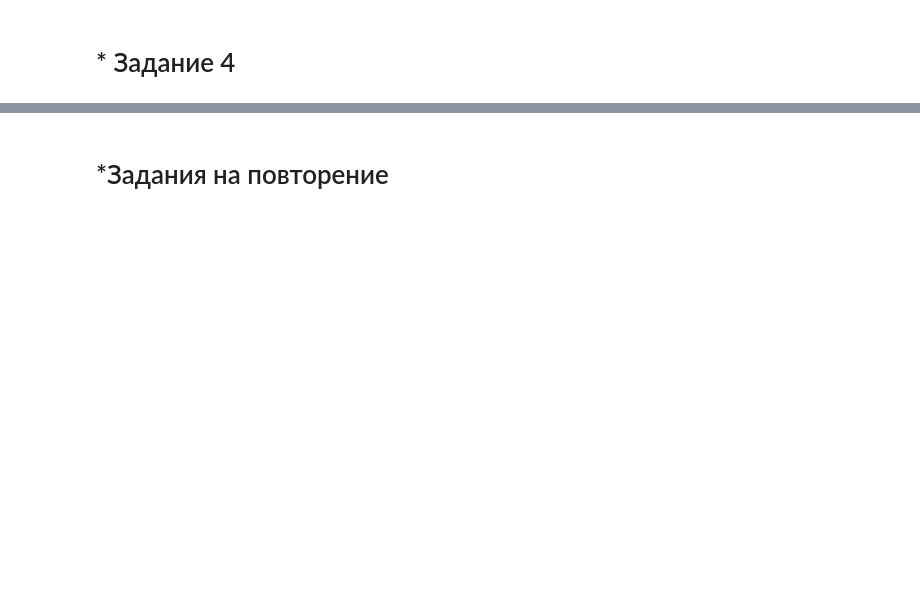
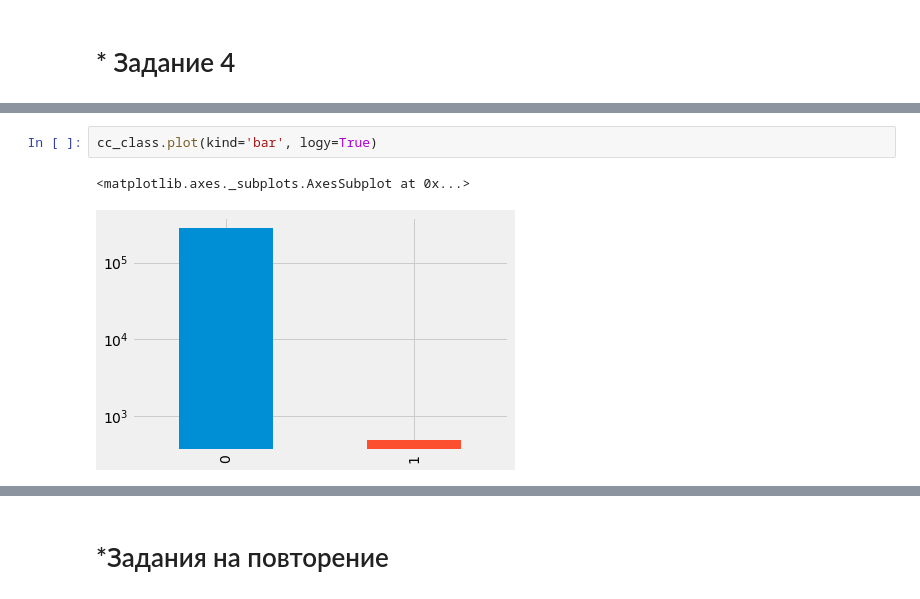
Before and after one commit to 6567967/GB_PDS, a Jupyter notebook: less6.ipynb, the cells around one changed output, grey strips where cells are left out. Drawn from its saved outputs; the diff is of its cells as text; blank space fills up the shorter version.

```diff
--- a/less6.ipynb
+++ b/less6.ipynb
@@ -102,0 +151,5 @@ Credit Card Fraud Detection (информация об авторах: Andrea Da
+# %%
+cc_class.plot(kind='bar', logy=True)
+# %% [output]
+<matplotlib.axes._subplots.AxesSubplot at 0x...>
+[figure, added]
```
Also changed, not shown: parts of 21 cells of this notebook.
